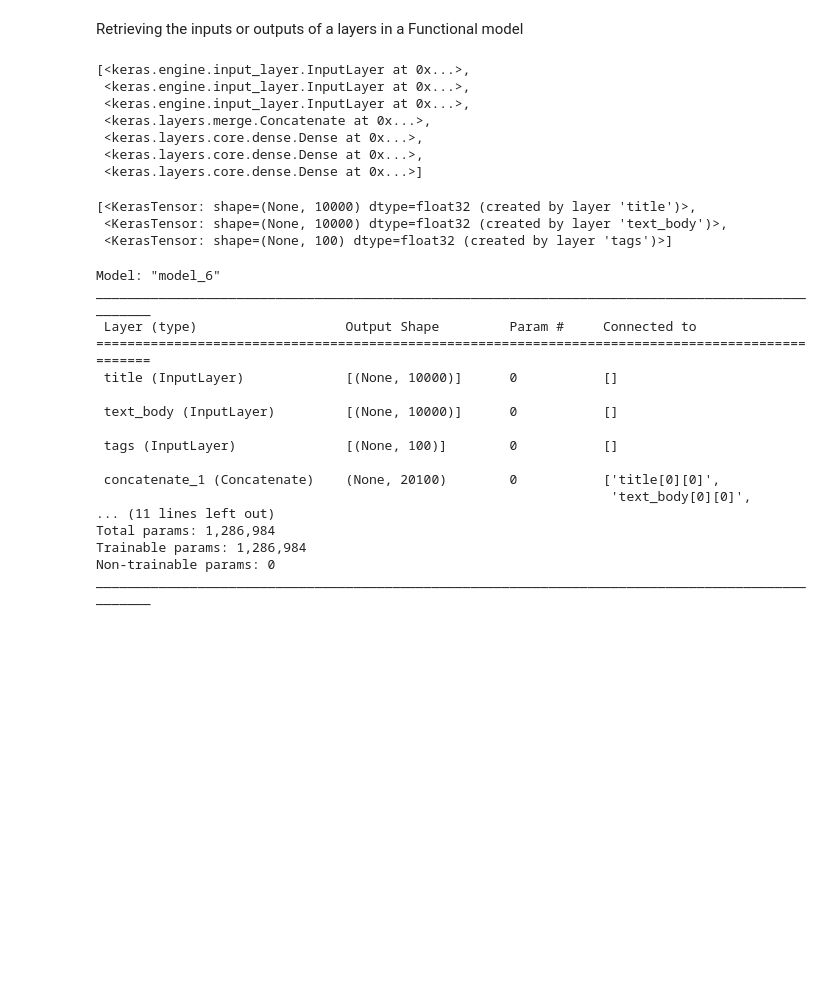
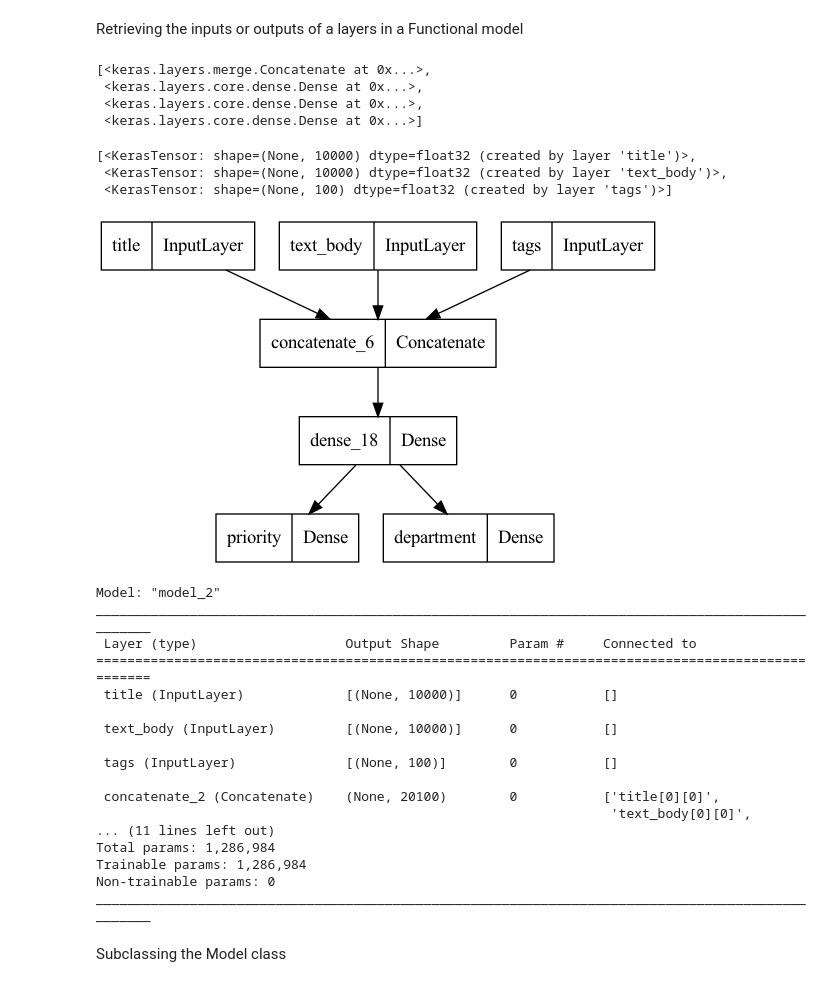
Before and after one commit to theaveas/DeepLearning, a Jupyter notebook: DLwithPython/chapter07_working_with_keras_a_deep_dive.ipynb, the cells around one changed output. Drawn from its saved outputs; the diff is of its cells as text; code cells hidden in the pictures; blank space fills up the shorter version.

```diff
--- a/DLwithPython/chapter07_working_with_keras_a_deep_dive.ipynb
+++ b/DLwithPython/chapter07_working_with_keras_a_deep_dive.ipynb
@@ -157,7 +157,7 @@ features = keras.layers.Dense(units=64, activation='relu')(features)
 
 # outputs
 priority = keras.layers.Dense(units=1, activation='sigmoid', name='priority')(features)
-department = keras.layers.Dense(units=num_departement, activation='softmax', name='department')(features)
+department = keras.layers.Dense(units=num_departments, activation='softmax', name='department')(features)
 
 # create the model by specifying its inputs and outputs
 model = keras.Model(inputs= [title, text_body, tags], outputs= [priority, department])
@@ -227,10 +227,7 @@ Retrieving the inputs or outputs of a layers in a Functional model
 # %%
 model.layers
 # %% [output]
-[<keras.engine.input_layer.InputLayer at 0x...>,
- <keras.engine.input_layer.InputLayer at 0x...>,
- <keras.engine.input_layer.InputLayer at 0x...>,
- <keras.layers.merge.Concatenate at 0x...>,
+[<keras.layers.merge.Concatenate at 0x...>,
  <keras.layers.core.dense.Dense at 0x...>,
  <keras.layers.core.dense.Dense at 0x...>,
  <keras.layers.core.dense.Dense at 0x...>]
@@ -249,10 +246,14 @@ features = model.layers[4].output
 difficulty = keras.layers.Dense(units=3, activation='softmax', name='difficulty')(features)
 
 new_model = keras.Model(inputs = inputs, outputs = [priority, department, difficulty])
+# %%
+keras.utils.plot_model(model, 'tickets_classifier.png')
+# %% [output]
+[figure, added]
 # %%
 new_model.summary()
 # %% [output]
-Model: "model_6"
+Model: "model_2"
 __________________________________________________________________________________________________
  Layer (type)                   Output Shape         Param #     Connected to
 ==================================================================================================
@@ -262,10 +263,12 @@ ________________________________________________________________________________
 
  tags (InputLayer)              [(None, 100)]        0           []
 
- concatenate_1 (Concatenate)    (None, 20100)        0           ['title[0][0]',
+ concatenate_2 (Concatenate)    (None, 20100)        0           ['title[0][0]',
                                                                   'text_body[0][0]',
 ... (11 lines left out)
 Total params: 1,286,984
 Trainable params: 1,286,984
 Non-trainable params: 0
 __________________________________________________________________________________________________
+# %% [markdown]
+Subclassing the Model class
```
Also changed, not shown: parts of 28 cells of this notebook, 10 other files.
